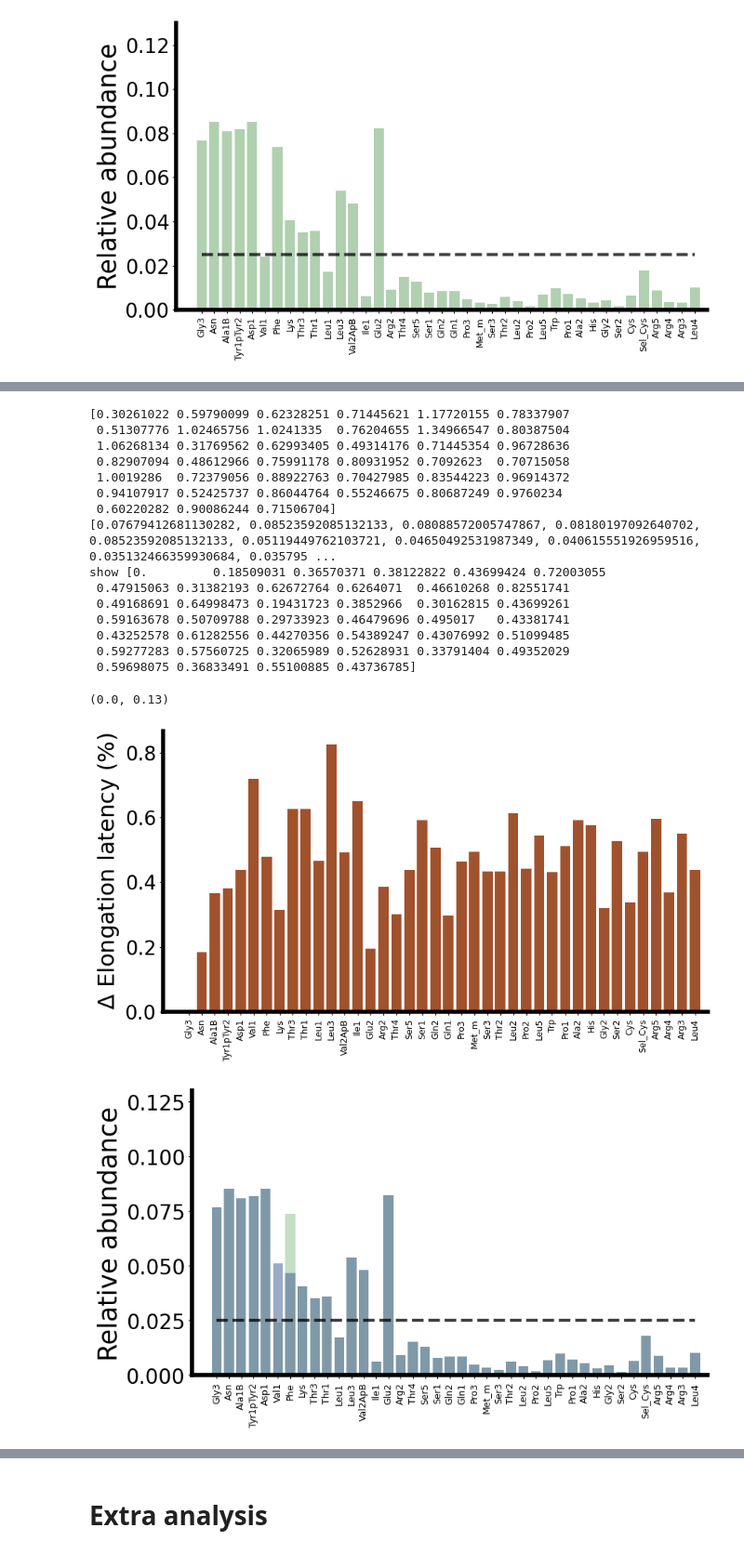
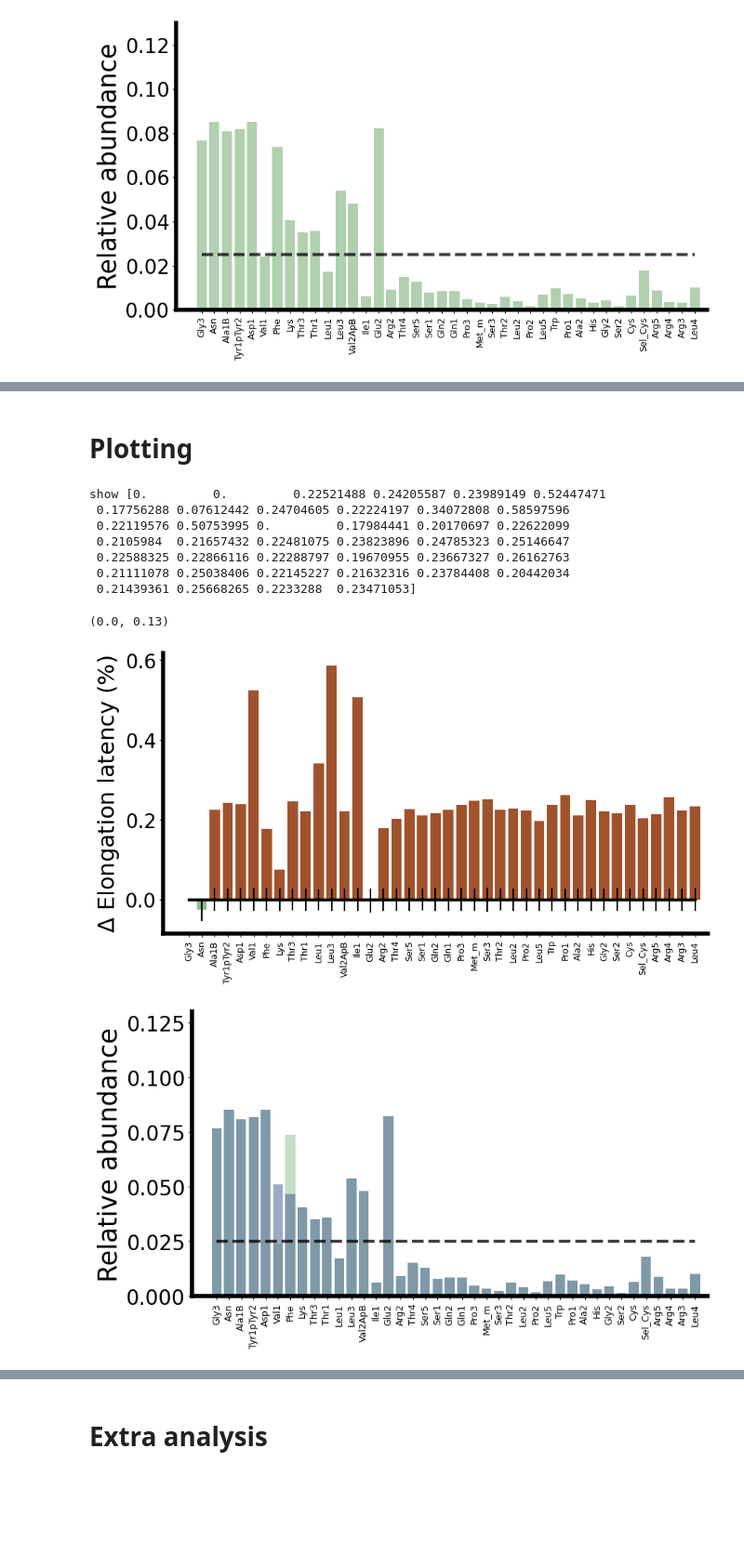
Before and after one commit to EndyLab/tRNACAD, a Jupyter notebook: tRNACodonGAOptimization.ipynb, the cells around one changed output, grey strips where cells are left out. Shown at 93% size. Saved outputs shown, nothing was run; the diff lists cells and outputs as text; code cells hidden in the pictures; blank space fills up the shorter version.

```diff
--- a/tRNACodonGAOptimization.ipynb
+++ b/tRNACodonGAOptimization.ipynb
@@ -899,30 +1152,28 @@ Missing genes in transcriptome_dict in compute_transcript_distributions:  3553
+# %% [markdown]
+# Plotting
 # %%
-# Single perturbation analysis of each of the 40 tRNA
-baseline = perturb(ptRNA_min, tRNA_tags, tRNA_sorted,pCodon_WT,ensmbl_latency_dict,1,0)[0]
-elongt_perturb = []
-ptRNA_perturb = []
-for i in range(1,len(tRNA_tags)):
-    values = perturb(ptRNA_min, tRNA_tags, tRNA_sorted,pCodon_WT,ensmbl_latency_dict,i,10)
-    elongt_perturb.append(values[0])
-    ptRNA_perturb.append(values[1])
-print(elongt_perturb - baseline)
+#single perturbation analysis plotting
 
-ptRNA_dict = dict(zip(tRNA_tags,ptRNA_perturb[5]))
-ptRNA_sorted_perturb =[ptRNA_dict[tRNA] for tRNA in tRNA_sorted]
-print(ptRNA_sorted_perturb)
+ptRNA_sorted_perturb = np.load('./data/highestgene-SinglePerturb_n30_ptRNA_sorted_perturb.npy')
+elongt_perturb=np.load('./data/highestgene-SinglePerturb_n30_elongt_perturb.npy')
+elongt_perturb_sem = np.load('./data/highestgene-SinglePerturb_n30_elongt_perturb_sem.npy')
+baseline_elongt = np.load('./data/highestgene-SinglePerturb_n100m3_baseline_elongt.npy')
+baseline_elongt_sem = np.load('./data/highestgene-SinglePerturb_n100m3_baseline_elongt_sem.npy')
 
 #Plotting
 fig,ax = plt.subplots(figsize=(9,5))
-elongt_diff = (elongt_perturb - baseline)/baseline*100
+elongt_diff = (elongt_perturb - baseline_elongt)/baseline_elongt*100
 elongt_diff[elongt_diff<0] = 0
 elongt_diff=np.insert(elongt_diff,0,0)
 print("show", elongt_diff)
 ax.bar(np.arange(40),elongt_diff,color='sienna',width=0.8)
 
-elongt_diff = (elongt_perturb - baseline)/baseline*100
+elongt_diff = (elongt_perturb - baseline_elongt)/baseline_elongt*100
 elongt_diff[elongt_diff>0] = 0
 elongt_diff=np.insert(elongt_diff,0,0)
-ax.bar(np.arange(40),elongt_diff,color='darkseagreen',width=0.8)
+elongt_diff_sem = elongt_perturb_sem
+elongt_diff_sem = np.insert(elongt_diff_sem,0,0)
+ax.bar(np.arange(40),elongt_diff,yerr=elongt_diff_sem,color='darkseagreen',width=0.8)
 ax.plot(np.arange(40),[0]*40,color='black',linewidth=3,alpha=1)
 plt.xticks(range(len(tRNA_tags)), tRNA_sorted,rotation='vertical')
 
@@ -937,47 +1188,39 @@ ax.tick_params(axis='x', which='major', labelsize=9)
 #ax.set_ylim(-5,5)
 plt.tight_layout()
 
 #Resort ptRNA_min and plot
 ptRNA_list_fast=np.load('./data/UniformRandomtRNA_WTCodonUsage_stratifyhighest_2ksample_fasttRNA_ptRNA.npy')
 elongt_list_fast =np.load('./data/UniformRandomtRNA_WTCodonUsage_stratifyhighest_2ksample_fasttRNA_elongt.npy')
 
 ptRNA_min = ptRNA_list_fast[np.argmin(elongt_list_fast)]
 ptRNA_min_dict = dict(zip(tRNA_tags,ptRNA_min))
 ptRNA_min_sorted=[ptRNA_min_dict[tRNA] for tRNA in tRNA_sorted]
 
 fig,ax = plt.subplots(figsize=(9,5))
 #ax.bar(np.arange(40),ptRNA_sorted,color='#39568CFF',width=0.8,alpha=0.5)
 ax.bar(np.arange(40),ptRNA_min_sorted,color='darkseagreen',width=0.8,alpha=0.5)
 ax.bar(np.arange(40),ptRNA_sorted_perturb,color='#39568CFF',width=0.8,alpha=0.5)
 ax.plot(np.arange(40),[1/40]*40,color='black',linewidth=3,linestyle='dashed',alpha=0.5)
 ax.plot(np.arange(40),[1/40]*40,color='black',linewidth=3,linestyle='dashed',alpha=0.5)
 plt.xticks(range(len(tRNA_tags)), tRNA_sorted,rotation='vertical')
 
 ax.spines['left'].set_linewidth(4)
 ax.spines['bottom'].set_linewidth(4)
 ax.spines['top'].set_linewidth(0)
 ax.spines['right'].set_linewidth(0)
 ax.set_xlim(-2,40)
 ax.set_ylabel('Relative abundance',fontsize=25)
 ax.tick_params(axis='y', which='major', labelsize=20)
 ax.tick_params(axis='x', which='major', labelsize=9)
 ax.set_ylim(0,0.13)
 # %% [output]
-[0.30261022 0.59790099 0.62328251 0.71445621 1.17720155 0.78337907
- 0.51307776 1.02465756 1.0241335  0.76204655 1.34966547 0.80387504
- 1.06268134 0.31769562 0.62993405 0.49314176 0.71445354 0.96728636
- 0.82907094 0.48612966 0.75991178 0.80931952 0.7092623  0.70715058
- 1.0019286  0.72379056 0.88922763 0.70427985 0.83544223 0.96914372
- 0.94107917 0.52425737 0.86044764 0.55246675 0.80687249 0.9760234
- 0.60220282 0.90086244 0.71506704]
-[0.07679412681130282, 0.08523592085132133, 0.08088572005747867, 0.08180197092640702, 0.08523592085132133, 0.05119449762103721, 0.04650492531987349, 0.040615551926959516, 0.035132466359930684, 0.035795 ...
-show [0.         0.18509031 0.36570371 0.38122822 0.43699424 0.72003055
- 0.47915063 0.31382193 0.62672764 0.6264071  0.46610268 0.82551741
- 0.49168691 0.64998473 0.19431723 0.3852966  0.30162815 0.43699261
- 0.59163678 0.50709788 0.29733923 0.46479696 0.495017   0.43381741
- 0.43252578 0.61282556 0.44270356 0.54389247 0.43076992 0.51099485
- 0.59277283 0.57560725 0.32065989 0.52628931 0.33791404 0.49352029
- 0.59698075 0.36833491 0.55100885 0.43736785]
+show [0.         0.         0.22521488 0.24205587 0.23989149 0.52447471
+ 0.17756288 0.07612442 0.24704605 0.22224197 0.34072808 0.58597596
+ 0.22119576 0.50753995 0.         0.17984441 0.20170697 0.22622099
+ 0.2105984  0.21657432 0.22481075 0.23823896 0.24785323 0.25146647
+ 0.22588325 0.22866116 0.22288797 0.19670955 0.23667327 0.26162763
+ 0.21111078 0.25038406 0.22145227 0.21632316 0.23784408 0.20442034
+ 0.21439361 0.25668265 0.2233288  0.23471053]
 (0.0, 0.13)
-[figure, old version]
+[figure, new version]
 [figure]
```
Also changed, not shown: parts of 28 cells of this notebook, 17 other files.
